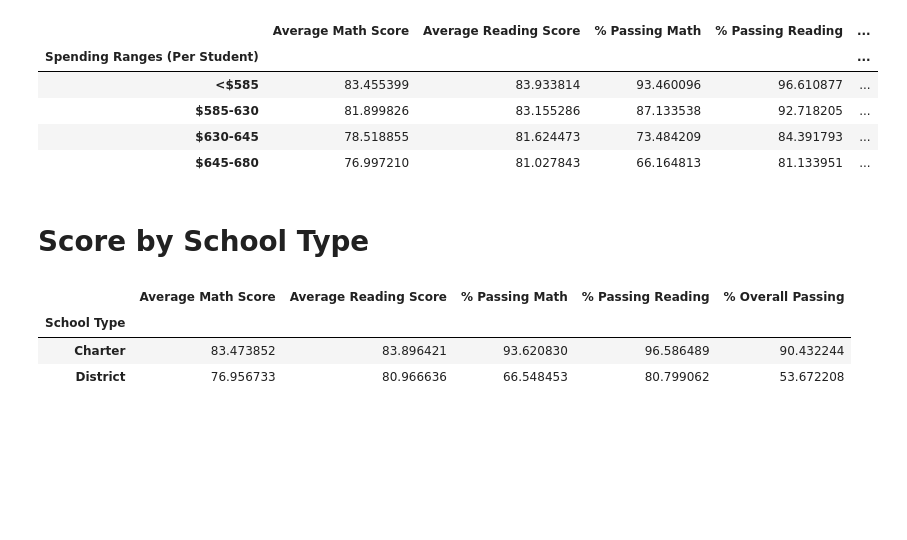
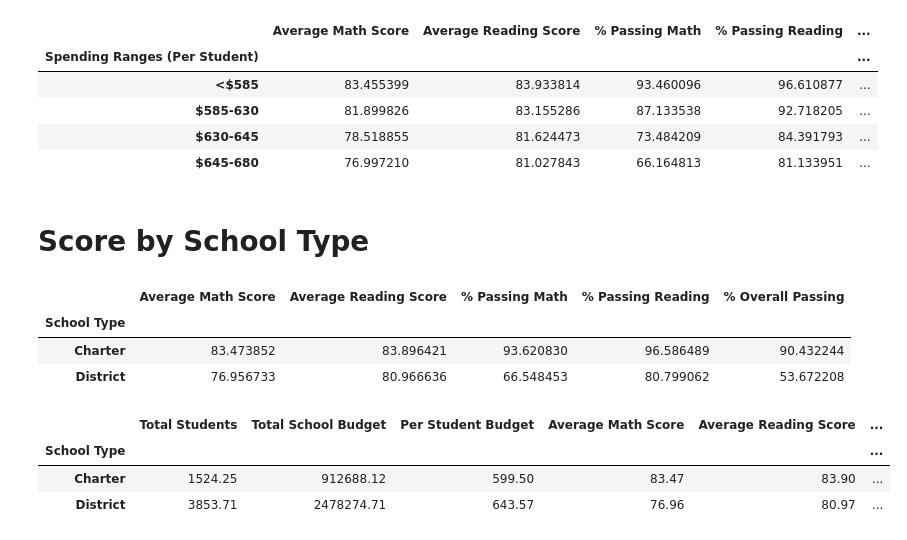
Before and after one commit to nams238/pandas_challange, a Jupyter notebook: PyCitySchools/PyCitySchool_starter.ipynb, the cells around one changed output. Cells and saved outputs as stored; diff of their text form; code cells hidden in the pictures; blank space fills up the shorter version.

```diff
--- a/PyCitySchools/Untitled.ipynb
+++ b/PyCitySchools/PyCitySchool_starter.ipynb
@@ -790,3 +790,11 @@ school_type_df.groupby(["School Type"]).mean()
 | School Type |  |  |  |  |  |
 | Charter | 83.473852 | 83.896421 | 93.620830 | 96.586489 | 90.432244 |
 | District | 76.956733 | 80.966636 | 66.548453 | 80.799062 | 53.672208 |
+# %%
+# Full summary by school type
+round(full_school_summary.groupby(["School Type"]).mean(),2)
+# %% [output]
+|  | Total Students | Total School Budget | Per Student Budget | Average Math Score | Average Reading Score | ... |
+| School Type |  |  |  |  |  | ... |
+| Charter | 1524.25 | 912688.12 | 599.50 | 83.47 | 83.90 | ... |
+| District | 3853.71 | 2478274.71 | 643.57 | 76.96 | 80.97 | ... |
```
